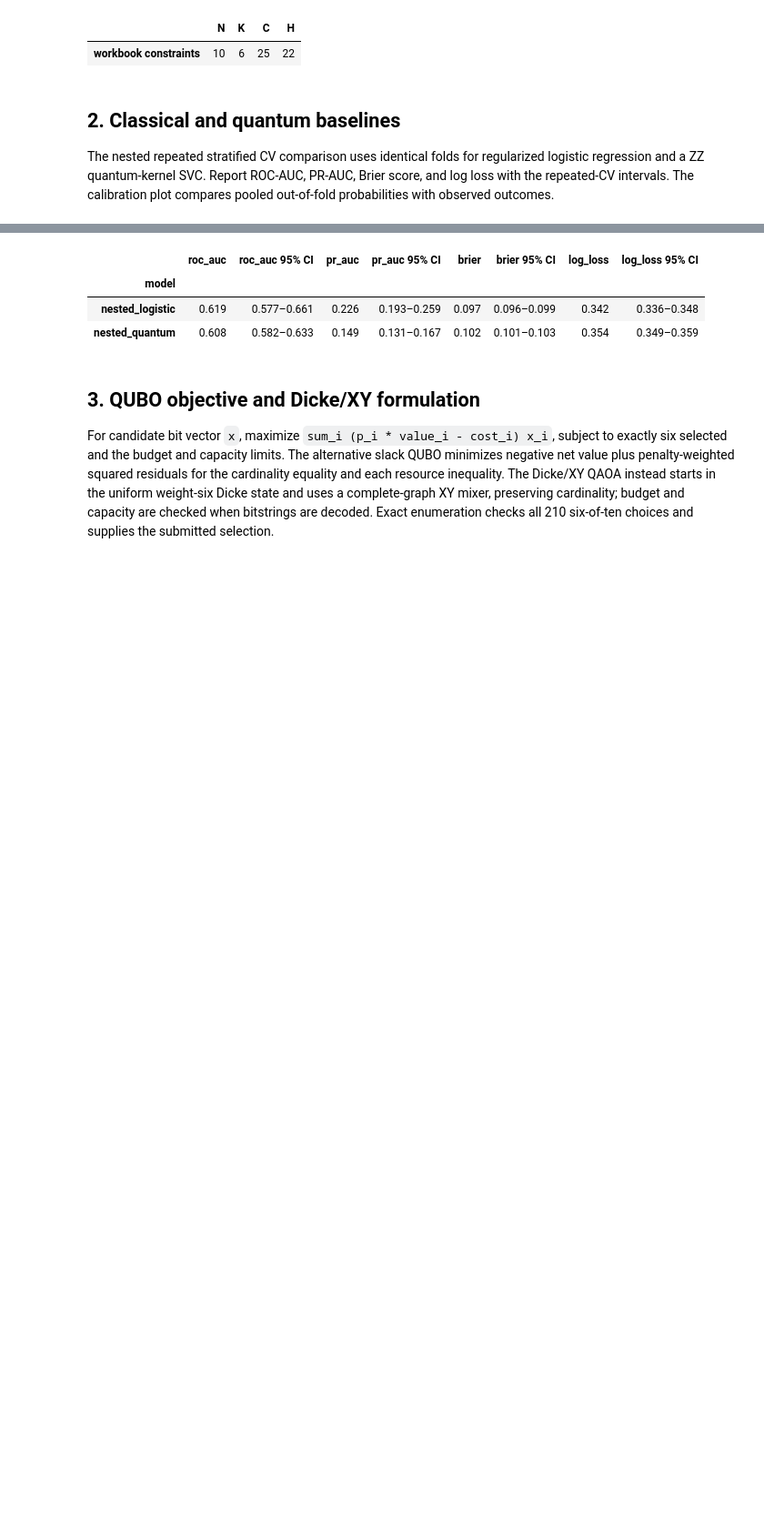
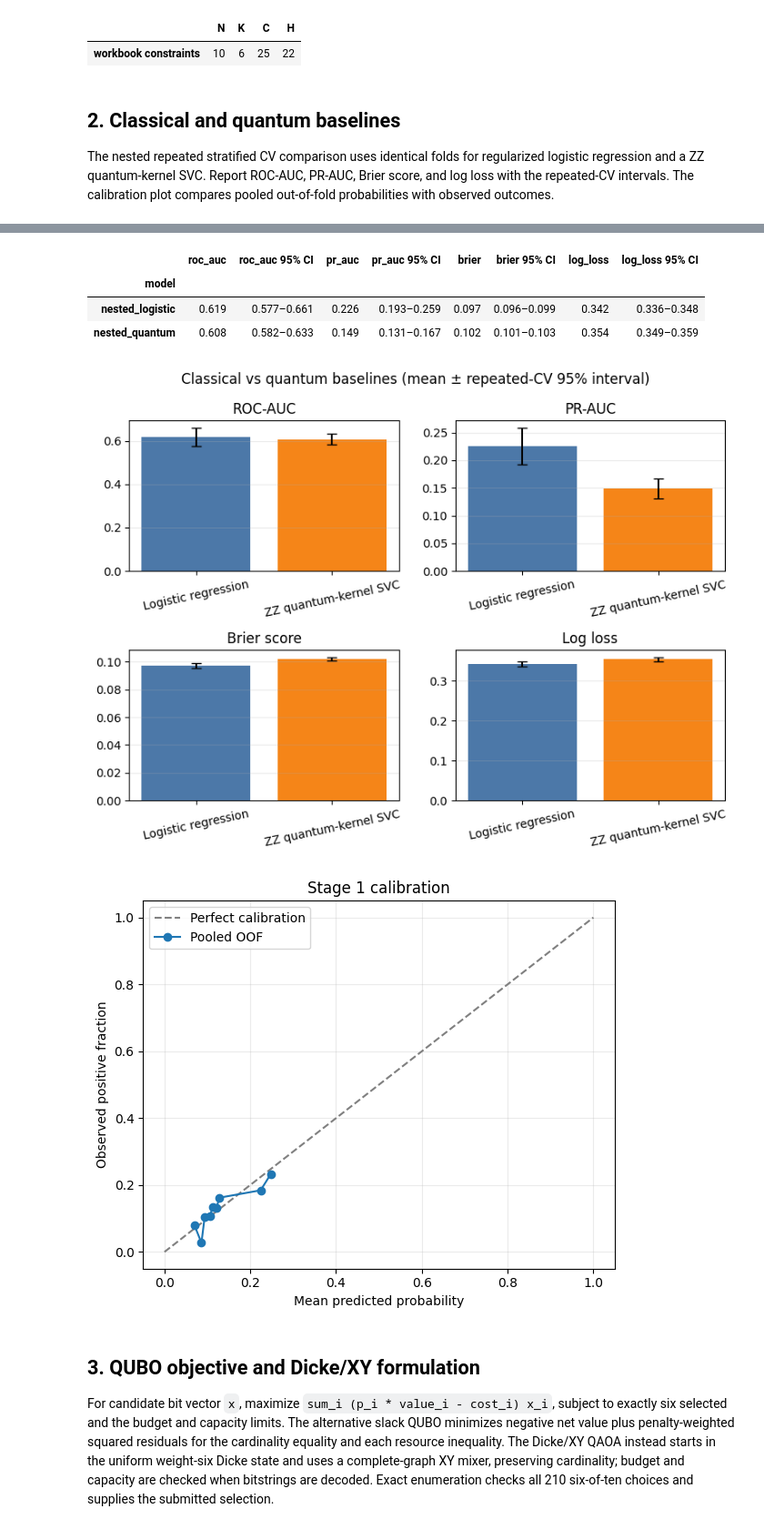
Before and after one commit to souvikbasuroy/Qampaign, a Jupyter notebook: notebooks/customer_selection_workbook.ipynb, the cells around one changed output, grey strips where cells are left out. Shown at 91% size. Cells and saved outputs as stored; diff of their text form; code cells hidden in the pictures; blank space fills up the shorter version.

Commit message:
Embed figures in customer selection notebook

```diff
--- a/notebooks/customer_selection_workbook.ipynb
+++ b/notebooks/customer_selection_workbook.ipynb
@@ -54,26 +55,47 @@ Using existing complete pipeline outputs in results/. Delete them to rerun the f
 # %%
 cv = json.loads((OUT / 'stage1_cv_metrics.json').read_text(encoding='utf-8'))
 rows = []
 for family, result in cv['candidate_results'].items():
     summary = result['summary']
     row = {'model': family}
     for metric in ('roc_auc', 'pr_auc', 'brier', 'log_loss'):
         item = summary[metric]
         row[metric] = item['mean']
         row[f'{metric} 95% CI'] = f"{item['ci95_low']:.3f}–{item['ci95_high']:.3f}"
     rows.append(row)
 display(pd.DataFrame(rows).set_index('model').round(3))
+
+models = list(cv['candidate_results'])
+labels = ['Logistic regression' if 'logistic' in m else 'ZZ quantum-kernel SVC' for m in models]
+metrics = [('roc_auc', 'ROC-AUC'), ('pr_auc', 'PR-AUC'), ('brier', 'Brier score'), ('log_loss', 'Log loss')]
+fig, axes = plt.subplots(2, 2, figsize=(8, 6))
+for ax, (metric, title) in zip(axes.flat, metrics):
+    means, lows, highs = [], [], []
+    for model in models:
+        item = cv['candidate_results'][model]['summary'][metric]
+        means.append(item['mean'])
+        lows.append(item['mean'] - item['ci95_low'])
+        highs.append(item['ci95_high'] - item['mean'])
+    ax.bar(labels, means, color=['#4C78A8', '#F58518'], yerr=np.array([lows, highs]), capsize=4)
+    ax.set_title(title); ax.tick_params(axis='x', labelrotation=12); ax.grid(axis='y', alpha=.25)
+fig.suptitle('Classical vs quantum baselines (mean ± repeated-CV 95% interval)')
+fig.tight_layout()
+display(fig); plt.close(fig)
+
 cal = pd.DataFrame(cv['calibration_curve'])
 fig, ax = plt.subplots(figsize=(6, 5))
 ax.plot([0, 1], [0, 1], '--', color='gray', label='Perfect calibration')
 ax.plot(cal['mean_predicted'], cal['observed_rate'], marker='o', label='Pooled OOF')
 ax.set(xlabel='Mean predicted probability', ylabel='Observed positive fraction', title='Stage 1 calibration')
-ax.grid(alpha=.25); ax.legend(); plt.tight_layout()
+ax.grid(alpha=.25); ax.legend(); fig.tight_layout()
+display(fig); plt.close(fig)
 # %% [output]
 |  | roc_auc | roc_auc 95% CI | pr_auc | pr_auc 95% CI | brier | brier 95% CI | log_loss | log_loss 95% CI |
 | model |  |  |  |  |  |  |  |  |
 | nested_logistic | 0.619 | 0.577–0.661 | 0.226 | 0.193–0.259 | 0.097 | 0.096–0.099 | 0.342 | 0.336–0.348 |
 | nested_quantum | 0.608 | 0.582–0.633 | 0.149 | 0.131–0.167 | 0.102 | 0.101–0.103 | 0.354 | 0.349–0.359 |
+[figure, added]
+[figure, added]
 # %% [markdown]
 ## 3. QUBO objective and Dicke/XY formulation
 
```
Also changed, not shown: parts of 5 cells of this notebook.
